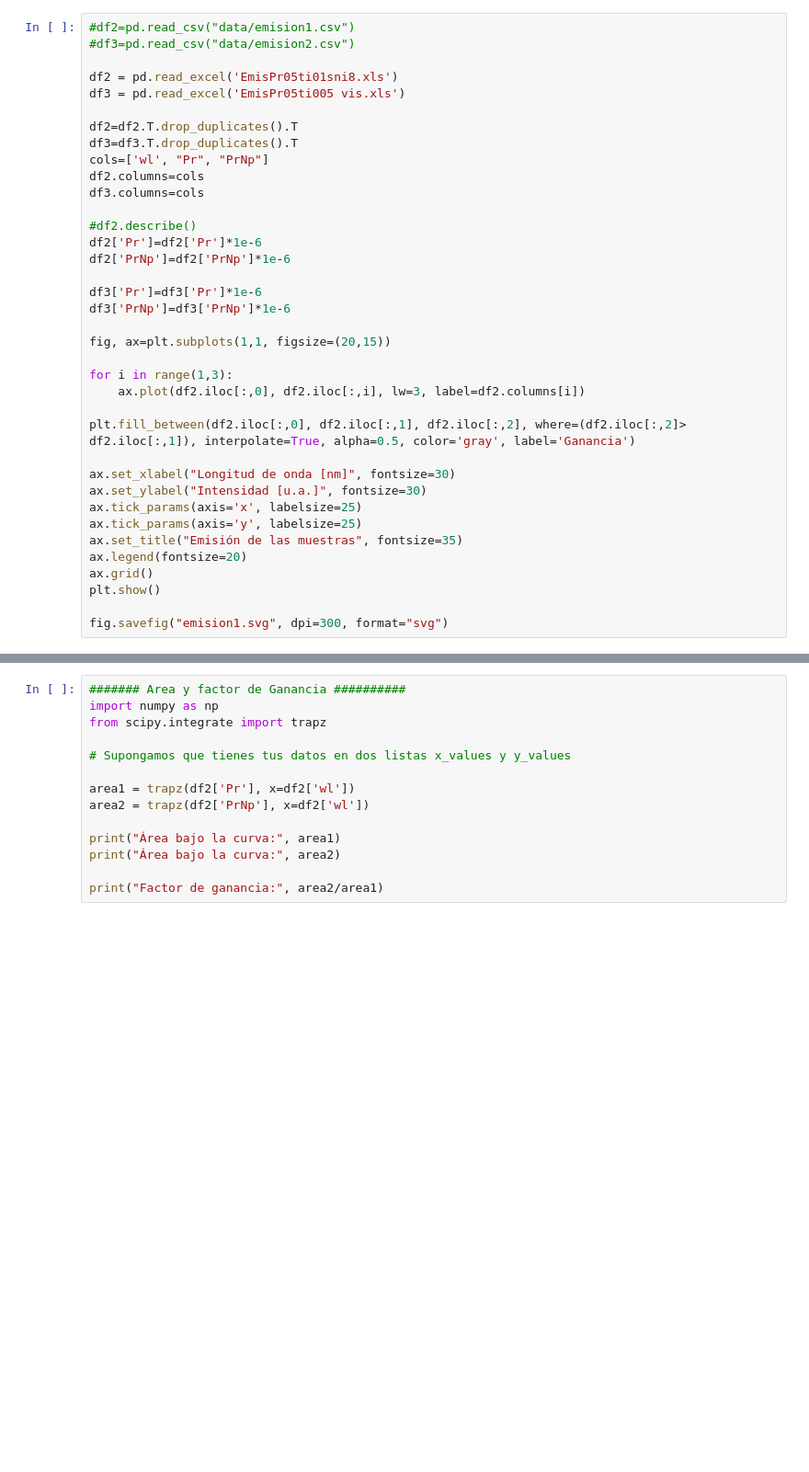
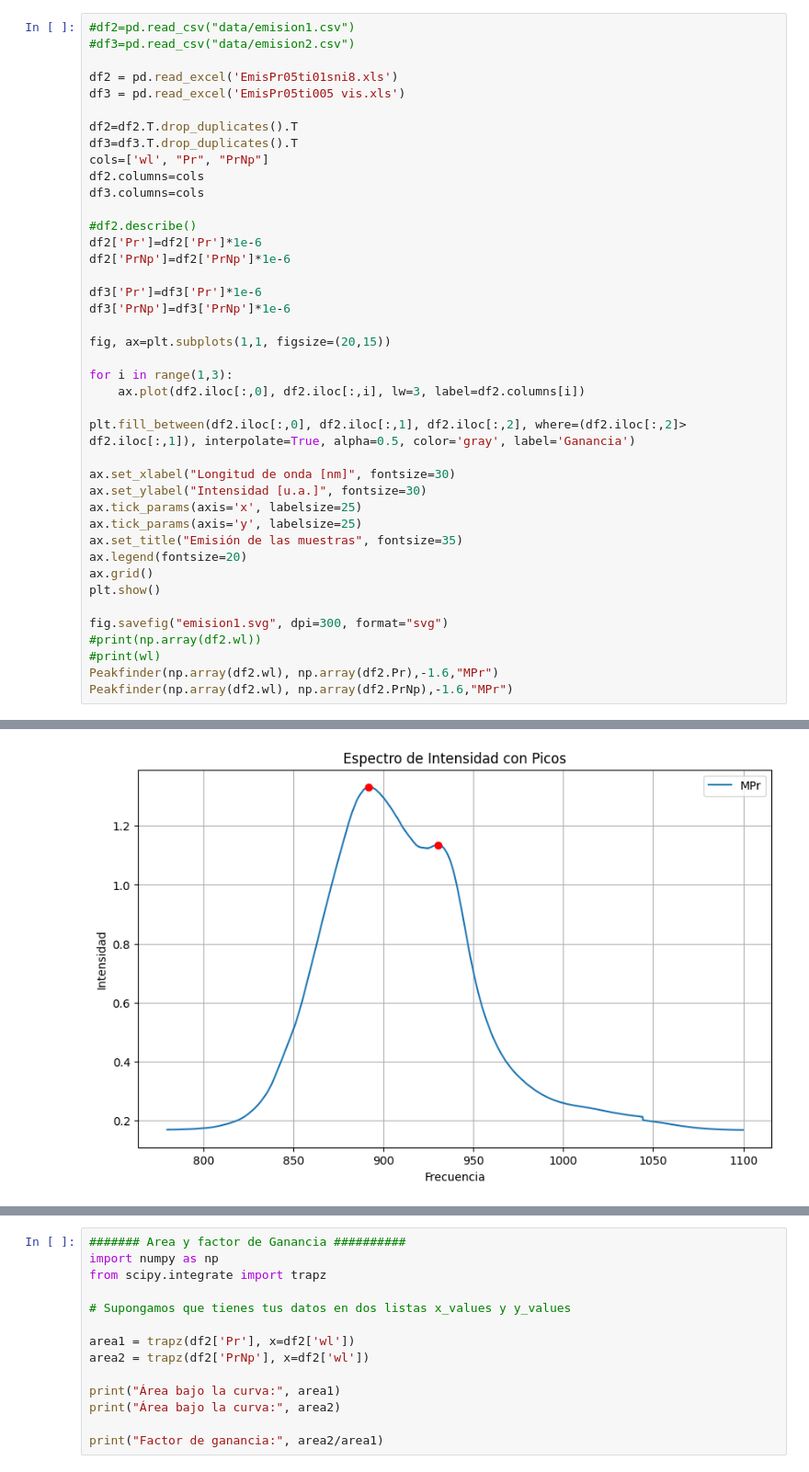
Before and after one commit to juanF9910/Rare_earths, a Jupyter notebook: JuddOfelt_SpectrumAnalysis.ipynb, the cells around one changed output, grey strips where cells are left out. Shown at 92% size. Drawn from its saved outputs; the diff is of its cells as text; blank space fills up the shorter version.

```diff
--- a/JuddOfelt_SpectrumAnalysis.ipynb
+++ b/JuddOfelt_SpectrumAnalysis.ipynb
@@ -212,30 +237,35 @@ df3=df3.T.drop_duplicates().T
 cols=['wl', "Pr", "PrNp"]
 df2.columns=cols
 df3.columns=cols
 
 #df2.describe()
 df2['Pr']=df2['Pr']*1e-6
 df2['PrNp']=df2['PrNp']*1e-6
 
 df3['Pr']=df3['Pr']*1e-6
 df3['PrNp']=df3['PrNp']*1e-6
 
 fig, ax=plt.subplots(1,1, figsize=(20,15))
 
 for i in range(1,3):
     ax.plot(df2.iloc[:,0], df2.iloc[:,i], lw=3, label=df2.columns[i])
 
 plt.fill_between(df2.iloc[:,0], df2.iloc[:,1], df2.iloc[:,2], where=(df2.iloc[:,2]> df2.iloc[:,1]), interpolate=True, alpha=0.5, color='gray', label='Ganancia')
 
 ax.set_xlabel("Longitud de onda [nm]", fontsize=30)
 ax.set_ylabel("Intensidad [u.a.]", fontsize=30)
 ax.tick_params(axis='x', labelsize=25)
 ax.tick_params(axis='y', labelsize=25)
 ax.set_title("Emisión de las muestras", fontsize=35)
 ax.legend(fontsize=20)
 ax.grid()
 plt.show()
 
 fig.savefig("emision1.svg", dpi=300, format="svg")
+#print(np.array(df2.wl))
+#print(wl)
+Peakfinder(np.array(df2.wl), np.array(df2.Pr),-1.6,"MPr")
+Peakfinder(np.array(df2.wl), np.array(df2.PrNp),-1.6,"MPr")
 # %% [output]
 [figure]
+[figure, added]
```
Also changed, not shown: parts of 6 cells of this notebook.
